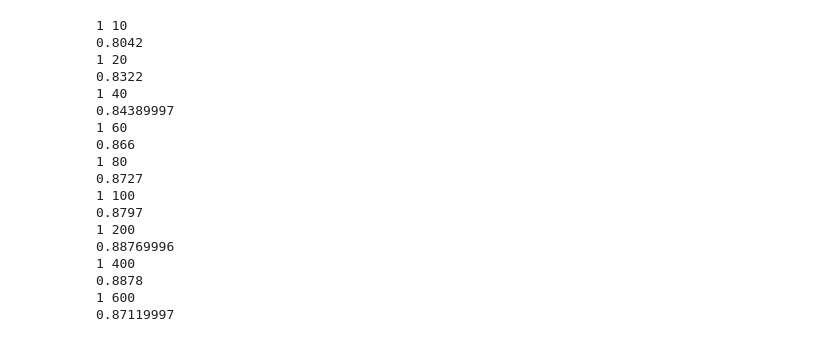
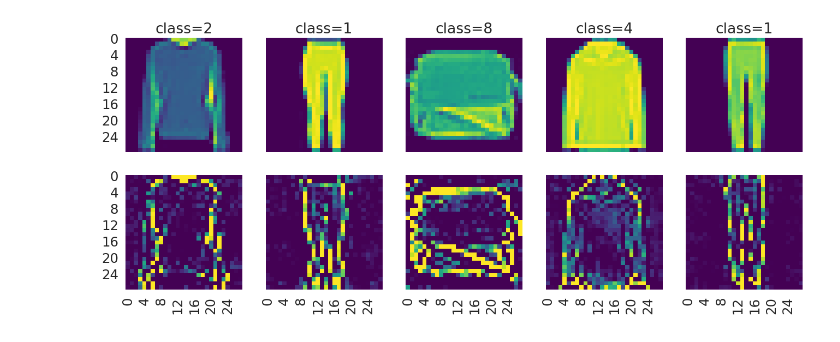
Before and after one commit to dimarkov/numpc, a Jupyter notebook: notebooks/bmr/image_data_comparison.ipynb, the cells around one changed output. Saved outputs shown, nothing was run; the diff lists cells and outputs as text; code cells hidden in the pictures.

```diff
--- a/notebooks/bmr/image_data_comparison.ipynb
+++ b/notebooks/bmr/image_data_comparison.ipynb
@@ -67,0 +122,22 @@ num_hn = [10, 20, 40, 60, 80, 100, 200, 400, 600]
+# %%
+# whitening
+mean = train_ds['image'].mean(0)
+
+cov_matrix = jnp.cov(train_ds['image'].T)
+eigen_values, eigen_vectors = jnp.linalg.eigh(cov_matrix)
+variance_explained = 100 * eigen_values/jnp.sum(eigen_values)
+keep = variance_explained.cumsum() > 0
+W_pca = eigen_vectors[:, keep] / jnp.sqrt(eigen_values[keep])
+W_zca = W_pca @ eigen_vectors[:, keep].T
+
+X = (train_ds['image'] - mean) @ W_zca
+X_test = (test_ds['image'] - mean) @ W_zca
+in_size = X.shape[1]
+
+fig, axes = plt.subplots(2, 5, figsize=(16, 6), sharex=True, sharey=True)
+
+for n in range(5):
+    sns.heatmap(train_ds['image'][n].reshape(28, 28), cmap='viridis', ax = axes[0, n], cbar=False, vmax=1., vmin=0.)
+    axes[0, n].set_title('class={}'.format(train_ds['label'][n]))
+    sns.heatmap(X[n].reshape(28, 28), cmap='viridis', ax = axes[1, n], cbar=False, vmax=1., vmin=0.)
+# %% [output]
@@ -68 +145,2 @@ num_hn = [10, 20, 40, 60, 80, 100, 200, 400, 600]
+[figure, added]
 # %%
@@ -111,49 +198,45 @@ def ktied_guide(rank, nnet, images, sigma=1, labels=None, subsample_size=None):
 # %%
 depth = 1
+res['MAP'] = []
+opts = {
+    'num_steps': 500_000,
+    'batch_size': 512,
+    'num_samples': 1
+}
+
 for nh in num_hn:
     print(depth, nh)
     rng_key, _rng_key = random.split(rng_key)
-    dense_net = MLP(in_size, out_size=out_size, width_size=nh, depth=depth, activation=nn.swish, key=_rng_key)
+    dense_net = MLP(in_size, out_size=out_size, width_size=nh, depth=depth, key=_rng_key)
 
     rng_key, _rng_key = random.split(rng_key)
     svi_reg = SVIRegression(
         _rng_key,
-        train_ds['image'],
+        X,
         dense_net,
-        batch_size=512,
+        batch_size=opts['batch_size'],
         regtype='multinomial',
         with_hyperprior=False
     )
 
     smpl = svi_reg.fit(
         train_ds['label'],
-        num_samples=1,
-        num_steps=100000,
-        progress_bar=False
+        num_samples=opts['num_samples'],
+        num_steps=opts['num_steps'],
+        num_particles=1,
+        progress_bar=True
     )
 
     smpl.pop('obs')
-    svi_reg.set_input(test_ds['image'])
+    svi_reg.set_input(X_test)
 
     rng_key, _rng_key = random.split(rng_key)
-    test_smpl(_rng_key, svi_reg.model, smpl, test_ds['label'])
+    out = test_smpl(_rng_key, svi_reg.model, lax.stop_gradient(smpl), test_ds['label'])
+    out['DF'] = svi_reg.results.losses[-10000:-5000].mean() - svi_reg.results.losses[-5000:].mean()
+    res['MAP'].append( (depth, nh, out, opts, smpl) )
+    print(out['DF'], out['lpd'], out['acc'], out['ece'])
+
+    del svi_reg
+
+jnp.savez('comp_images.npz', results=res)
-# %% [output]
-1 10
-0.8042
-1 20
-0.8322
-1 40
-0.84389997
-1 60
-0.866
-1 80
-0.8727
-1 100
-0.8797
-1 200
-0.88769996
-1 400
-0.8878
-1 600
-0.87119997
 # %%
```
Also changed, not shown: parts of 35 cells of this notebook.
